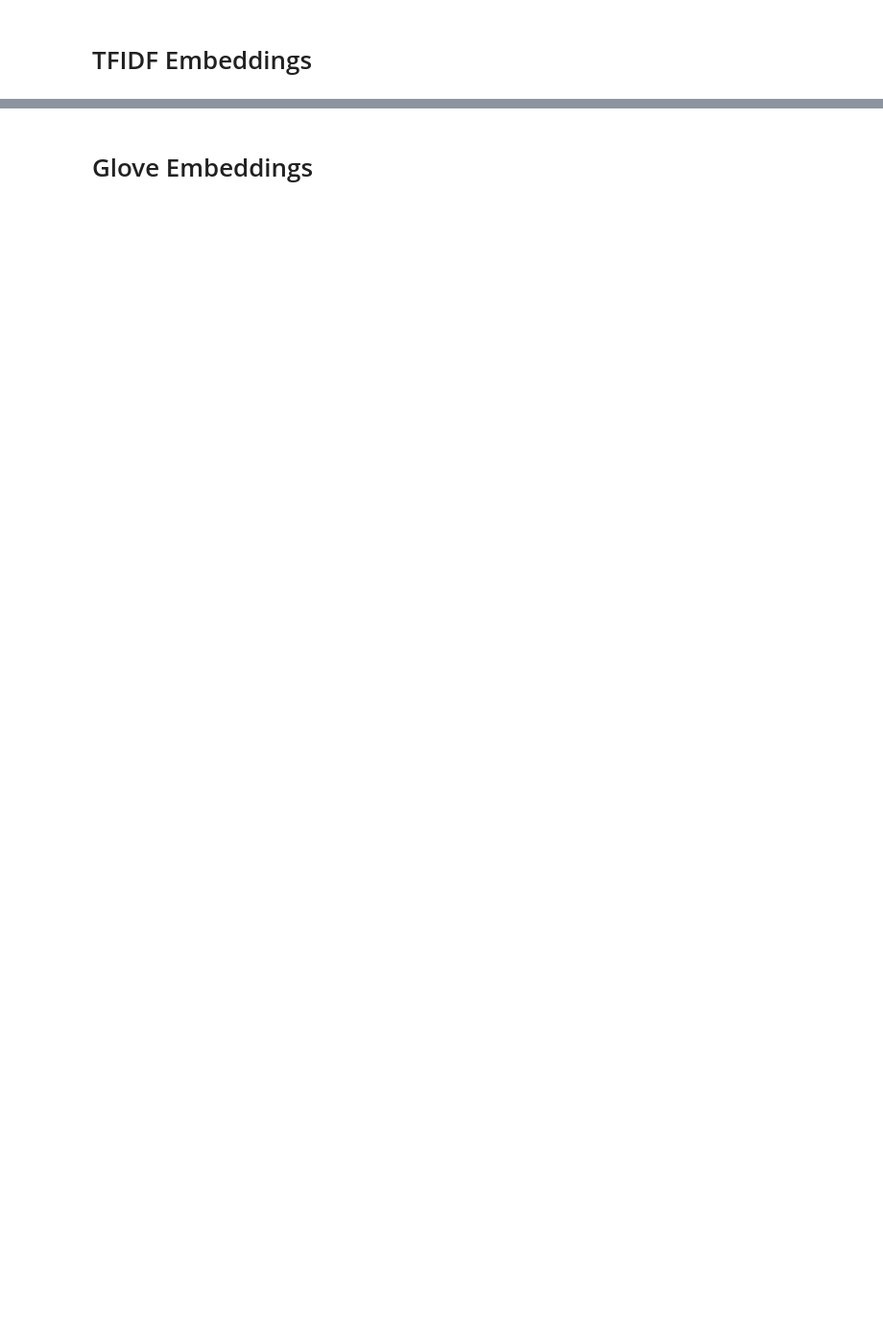
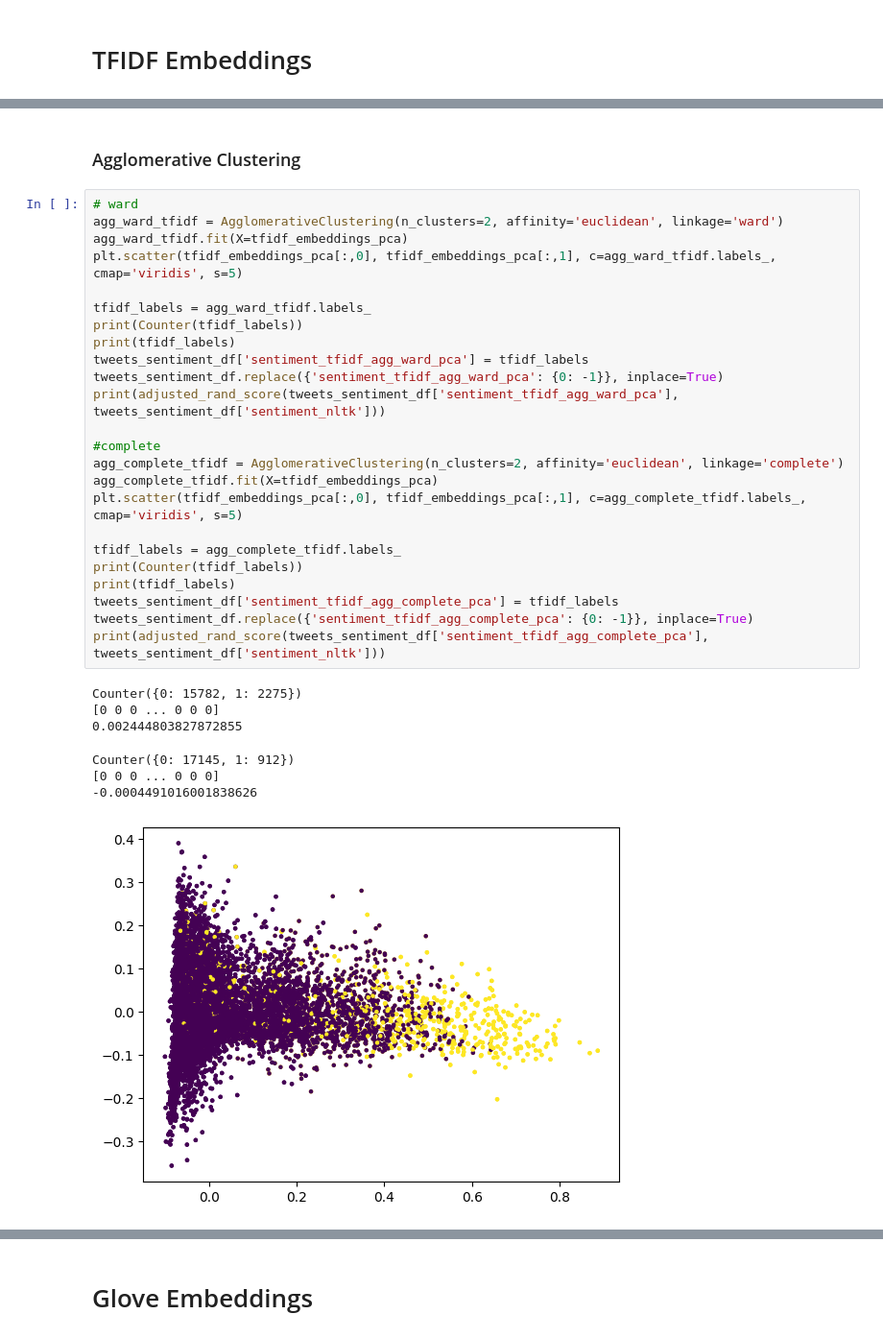
Before and after one commit to arjunality/twitter_data_analysis, a Jupyter notebook: v2/codefiles/data_sentiment_analysis_v2.ipynb, the cells around one changed output, grey strips where cells are left out. Shown at 96% size. Cells and saved outputs as stored; diff of their text form; blank space fills up the shorter version.

```diff
--- a/v2/codefiles/data_sentiment_analysis_v2.ipynb
+++ b/v2/codefiles/data_sentiment_analysis_v2.ipynb
@@ -164,0 +159,34 @@ print(len(tfidf_labels))
+# %% [markdown]
+### Agglomerative Clustering
+# %%
+# ward
+agg_ward_tfidf = AgglomerativeClustering(n_clusters=2, affinity='euclidean', linkage='ward')
+agg_ward_tfidf.fit(X=tfidf_embeddings_pca)
+plt.scatter(tfidf_embeddings_pca[:,0], tfidf_embeddings_pca[:,1], c=agg_ward_tfidf.labels_, cmap='viridis', s=5)
+
+tfidf_labels = agg_ward_tfidf.labels_
+print(Counter(tfidf_labels))
+print(tfidf_labels)
+tweets_sentiment_df['sentiment_tfidf_agg_ward_pca'] = tfidf_labels
+tweets_sentiment_df.replace({'sentiment_tfidf_agg_ward_pca': {0: -1}}, inplace=True)
+print(adjusted_rand_score(tweets_sentiment_df['sentiment_tfidf_agg_ward_pca'], tweets_sentiment_df['sentiment_nltk']))
+
+#complete
+agg_complete_tfidf = AgglomerativeClustering(n_clusters=2, affinity='euclidean', linkage='complete')
+agg_complete_tfidf.fit(X=tfidf_embeddings_pca)
+plt.scatter(tfidf_embeddings_pca[:,0], tfidf_embeddings_pca[:,1], c=agg_complete_tfidf.labels_, cmap='viridis', s=5)
+
+tfidf_labels = agg_complete_tfidf.labels_
+print(Counter(tfidf_labels))
+print(tfidf_labels)
+tweets_sentiment_df['sentiment_tfidf_agg_complete_pca'] = tfidf_labels
+tweets_sentiment_df.replace({'sentiment_tfidf_agg_complete_pca': {0: -1}}, inplace=True)
+print(adjusted_rand_score(tweets_sentiment_df['sentiment_tfidf_agg_complete_pca'], tweets_sentiment_df['sentiment_nltk']))
+# %% [output]
+Counter({0: 15782, 1: 2275})
+[0 0 0 ... 0 0 0]
+0.002444803827872855
+Counter({0: 17145, 1: 912})
+[0 0 0 ... 0 0 0]
+-0.0004491016001838626
+[figure, added]
```
Also changed, not shown: parts of 55 cells of this notebook, 3 other files.
